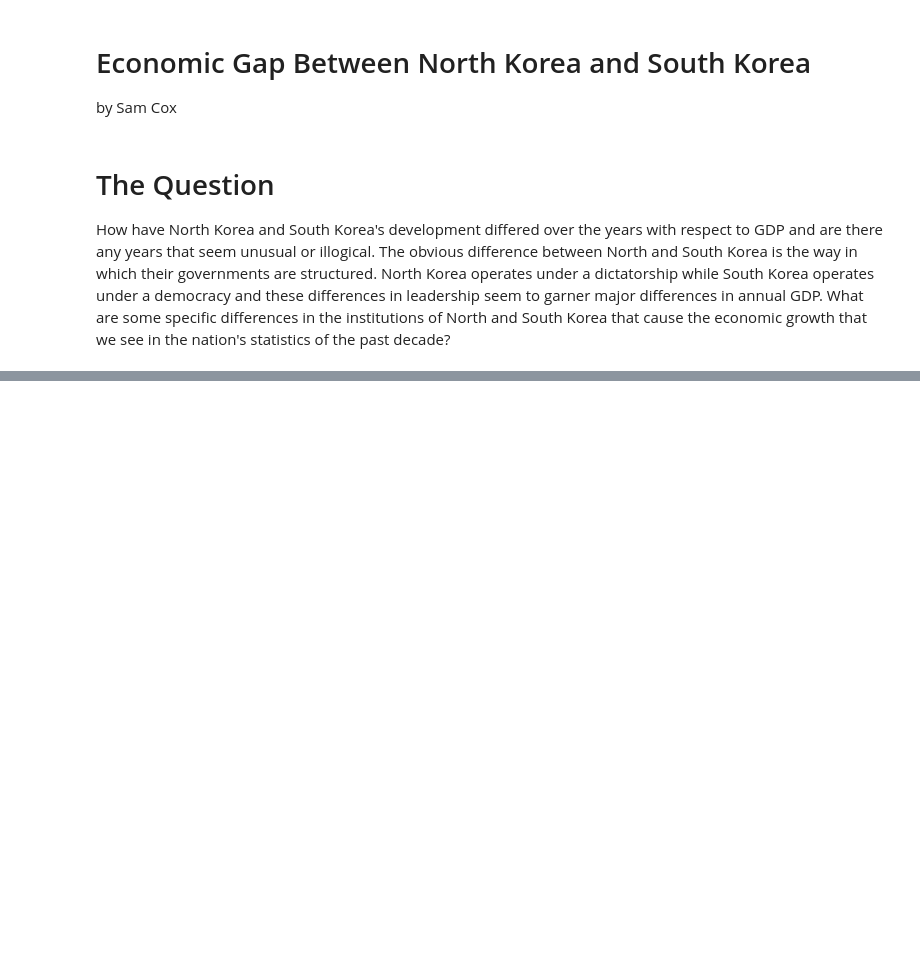
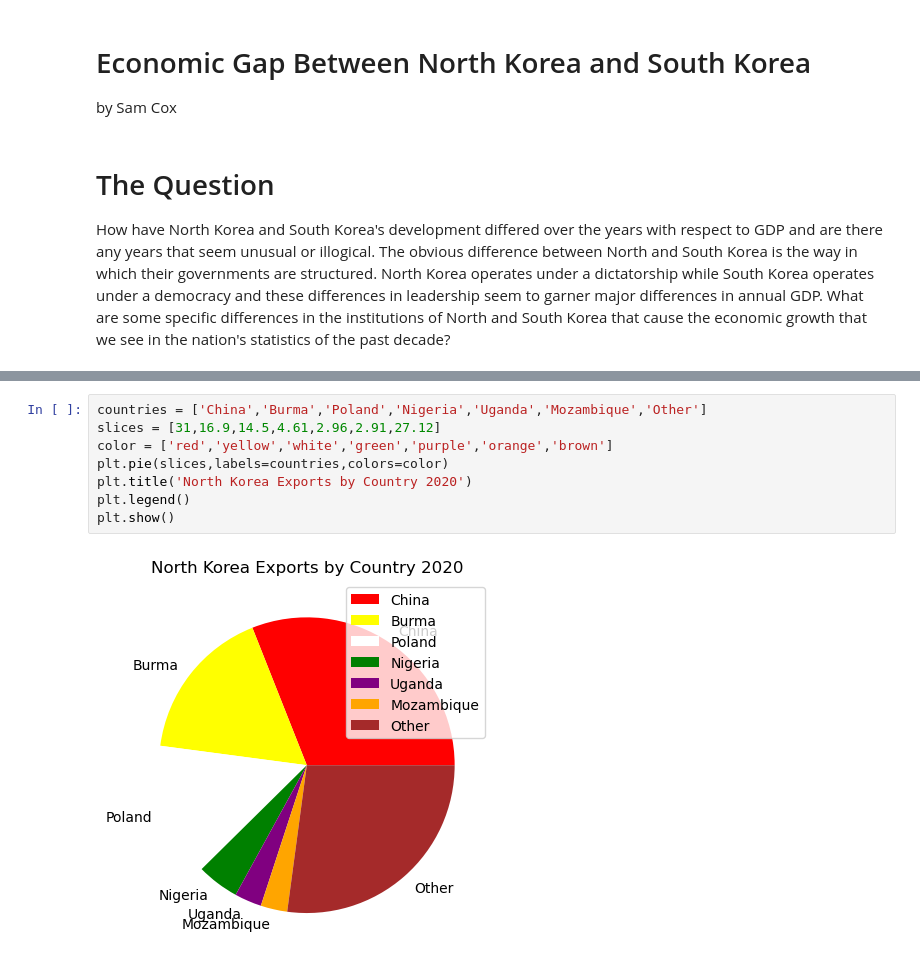
Before and after one commit to samcox0/EconGrowthUG-Fall-2022-GROUP-NAME-TOPIC, a Jupyter notebook: EmpiricalProject.ipynb, the cells around one changed output, grey strips where cells are left out. Drawn from its saved outputs; the diff is of its cells as text; blank space fills up the shorter version.

```diff
--- a/EmpiricalProject.ipynb
+++ b/EmpiricalProject.ipynb
@@ -32,0 +56,10 @@ Although not robust in information, the above table indicates another cause for
+# %%
+countries = ['China','Burma','Poland','Nigeria','Uganda','Mozambique','Other']
+slices = [31,16.9,14.5,4.61,2.96,2.91,27.12]
+color = ['red','yellow','white','green','purple','orange','brown']
+plt.pie(slices,labels=countries,colors=color)
+plt.title('North Korea Exports by Country 2020')
+plt.legend()
+plt.show()
+# %% [output]
+[figure, added]
```
Also changed, not shown: parts of 17 cells of this notebook, 1 other file.
